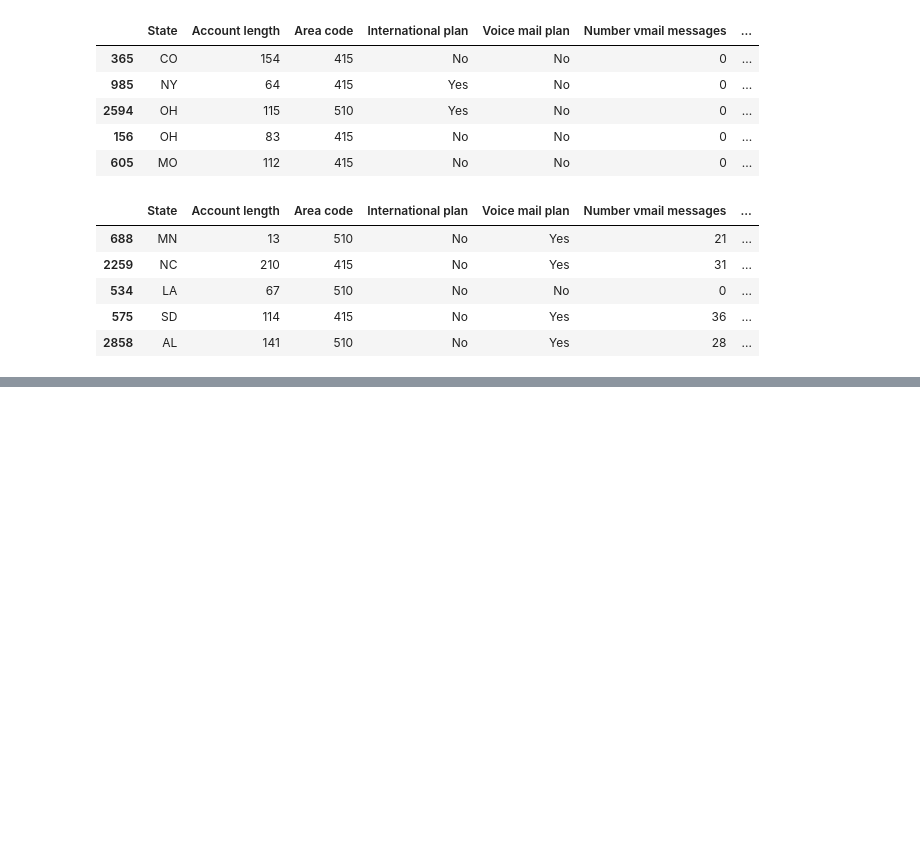
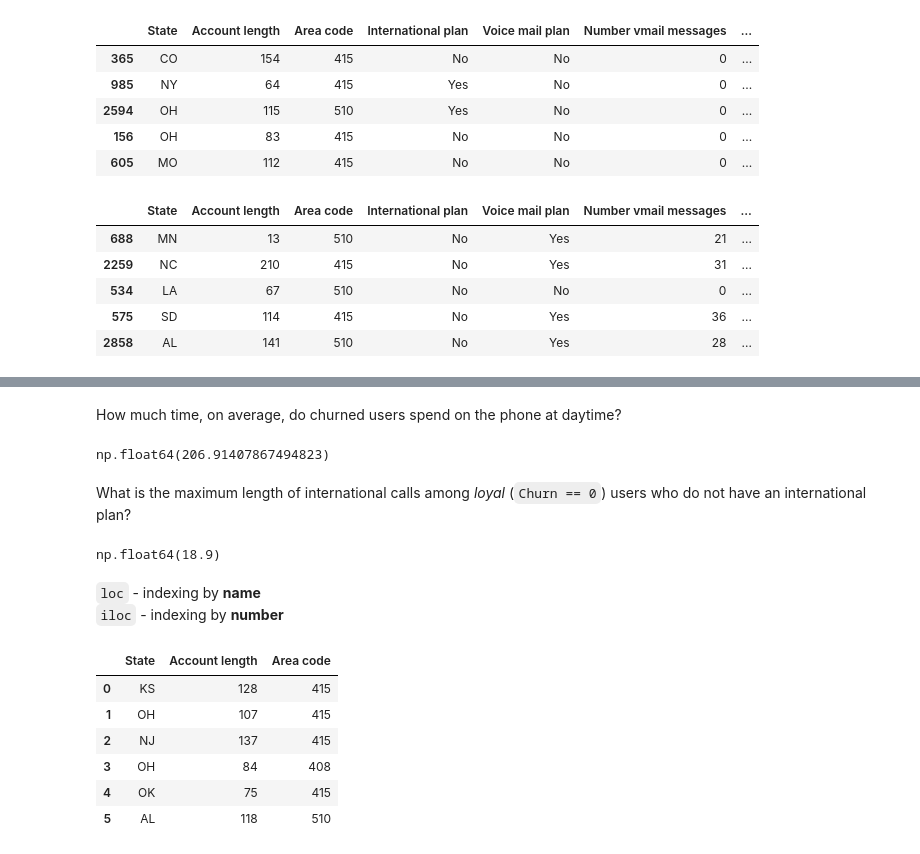
Before and after one commit to alienworld1/ml-course, a Jupyter notebook: pandas.ipynb, the cells around one changed output, grey strips where cells are left out. Saved outputs shown, nothing was run; the diff lists cells and outputs as text; code cells hidden in the pictures; blank space fills up the shorter version.

```diff
--- a/pandas.ipynb
+++ b/pandas.ipynb
@@ -112,0 +142,25 @@ df.sort_values(by=["Churn", "Total day charge"], ascending=[True, False]).head()
+# %% [markdown]
+How much time, on average, do churned users spend on the phone at daytime?
+# %%
+df[df['Churn'] == 1]['Total day minutes'].mean()
+# %% [output]
+np.float64(206.91407867494823)
+# %% [markdown]
+What is the maximum length of international calls among *loyal* (`Churn == 0`) users who do not have an international plan?
+# %%
+df[(df['Churn'] == 0) & (df['International plan'] == 'No')]['Total intl minutes'].max()
+# %% [output]
+np.float64(18.9)
+# %% [markdown]
+`loc` - indexing by **name**<br>
+`iloc` - indexing by **number**
+# %%
+df.loc[0:5, 'State':'Area code']
+# %% [output]
+|  | State | Account length | Area code |
+| 0 | KS | 128 | 415 |
+| 1 | OH | 107 | 415 |
+| 2 | NJ | 137 | 415 |
+| 3 | OH | 84 | 408 |
+| 4 | OK | 75 | 415 |
+| 5 | AL | 118 | 510 |
```
Also changed, not shown: parts of 13 cells of this notebook.
